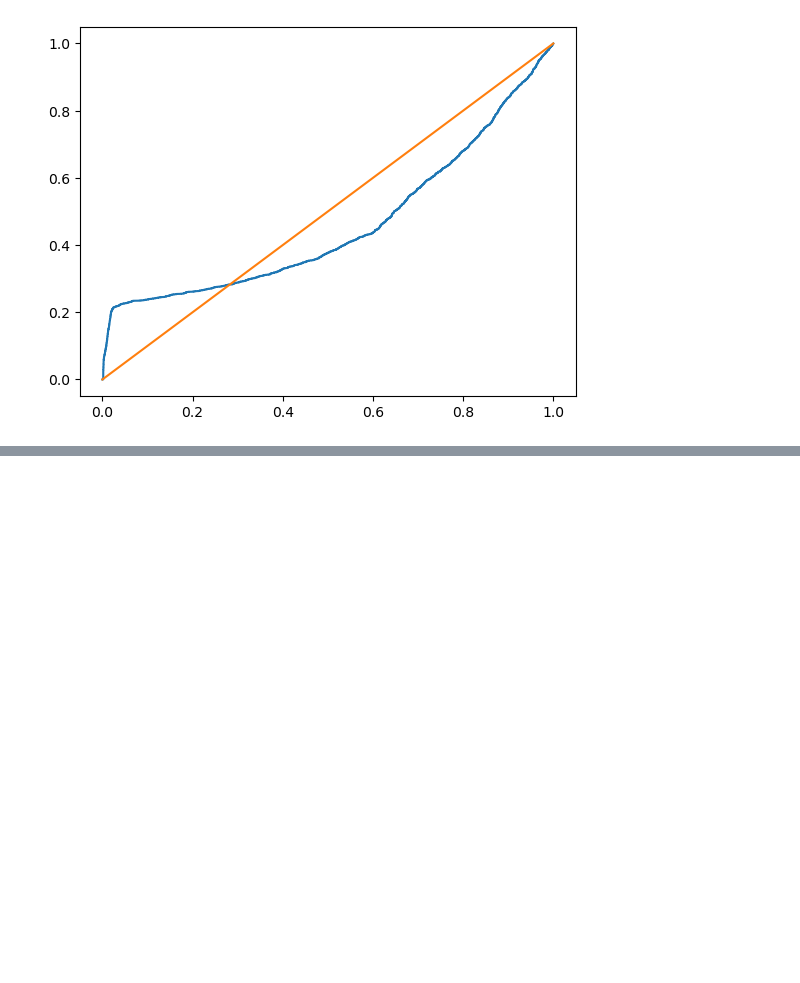
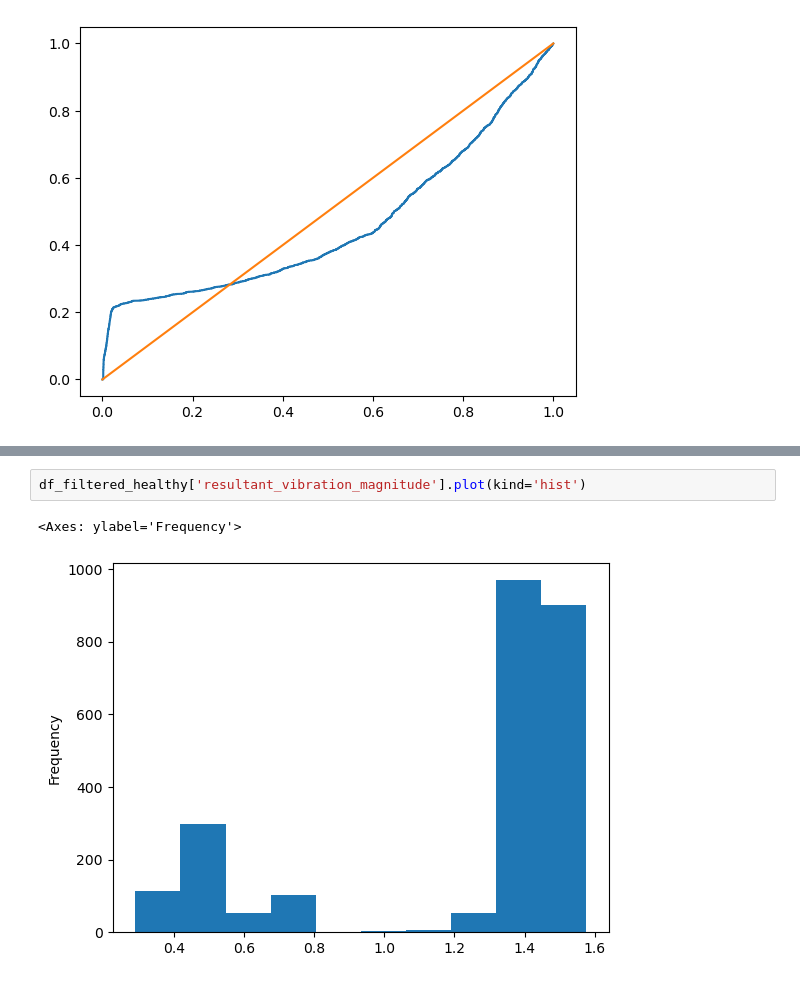
Before and after one commit to AtanasKolevNBU/PhD, a Jupyter notebook: notebooks/data_exploration/data_preparation.ipynb, the cells around one changed output, grey strips where cells are left out. Saved outputs shown, nothing was run; the diff lists cells and outputs as text; blank space fills up the shorter version.

```diff
--- a/notebooks/data_exploration/data_preparation.ipynb
+++ b/notebooks/data_exploration/data_preparation.ipynb
@@ -550,0 +602,5 @@ plt.plot(fpr, fpr)
+# %%
+df_filtered_healthy['resultant_vibration_magnitude'].plot(kind='hist')
+# %% [output]
+<Axes: ylabel='Frequency'>
+[figure, added]
```
Also changed, not shown: parts of 17 cells of this notebook.
